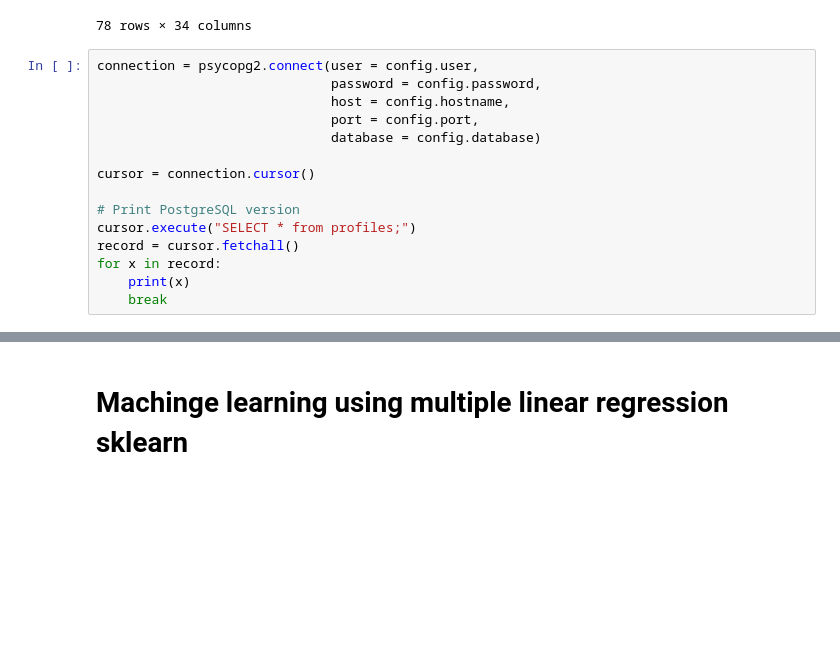
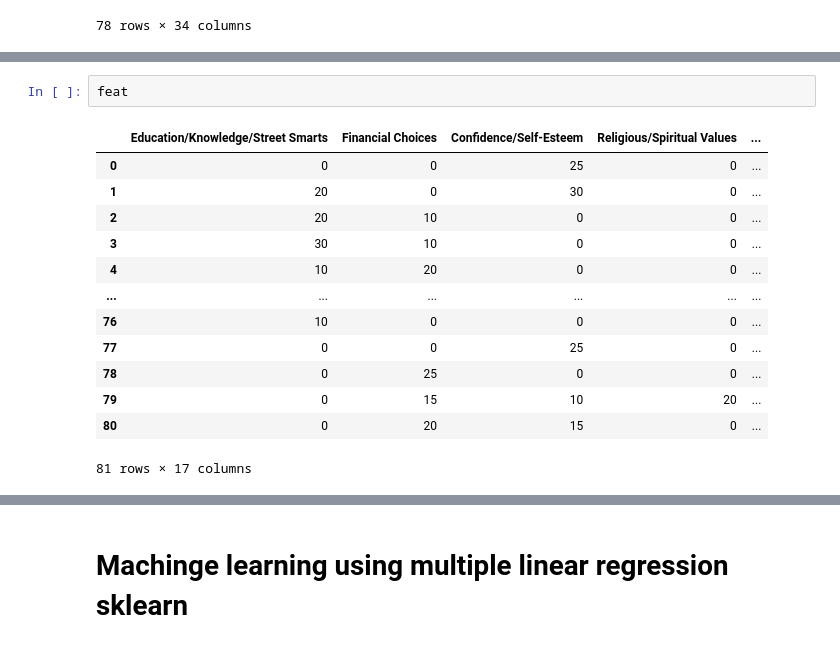
Before and after one commit to zoeycharif/theloveformula, a Jupyter notebook: survey_data.ipynb, the cells around one changed output, grey strips where cells are left out. Drawn from its saved outputs; the diff is of its cells as text; blank space fills up the shorter version.

Commit message:
weight dataframe via postgres

```diff
--- a/survey_data.ipynb
+++ b/survey_data.ipynb
@@ -129,18 +130,3 @@ titles
 | 76 | 0.0 | 0.0 | 9.0 | 9.0 | ... |
 | 77 | 0.0 | 0.0 | 7.0 | 10.0 | ... |
 78 rows × 34 columns
-# %%
-connection = psycopg2.connect(user = config.user,
-                              password = config.password,
-                              host = config.hostname,
-                              port = config.port,
-                              database = config.database)
-
-cursor = connection.cursor()
-
-# Print PostgreSQL version
-cursor.execute("SELECT * from profiles;")
-record = cursor.fetchall()
-for x in record:
-    print(x)
-    break
@@ -148,0 +177,16 @@ for x in record:
+# %%
+feat
+# %% [output]
+|  | Education/Knowledge/Street Smarts | Financial Choices | Confidence/Self-Esteem | Religious/Spiritual Values | ... |
+| 0 | 0 | 0 | 25 | 0 | ... |
+| 1 | 20 | 0 | 30 | 0 | ... |
+| 2 | 20 | 10 | 0 | 0 | ... |
+| 3 | 30 | 10 | 0 | 0 | ... |
+| 4 | 10 | 20 | 0 | 0 | ... |
+| ... | ... | ... | ... | ... | ... |
+| 76 | 10 | 0 | 0 | 0 | ... |
+| 77 | 0 | 0 | 25 | 0 | ... |
+| 78 | 0 | 25 | 0 | 0 | ... |
+| 79 | 0 | 15 | 10 | 20 | ... |
+| 80 | 0 | 20 | 15 | 0 | ... |
+81 rows × 17 columns
```
Also changed, not shown: parts of 5 cells of this notebook.
